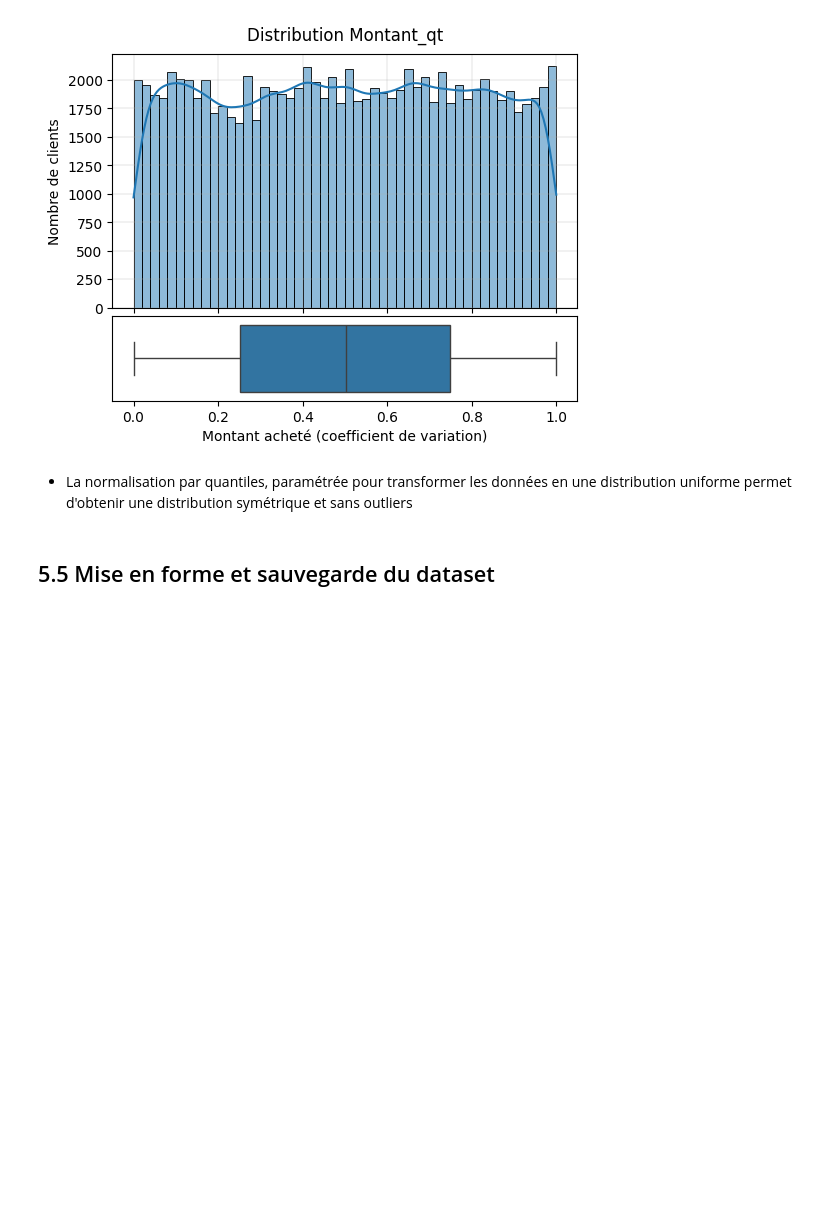
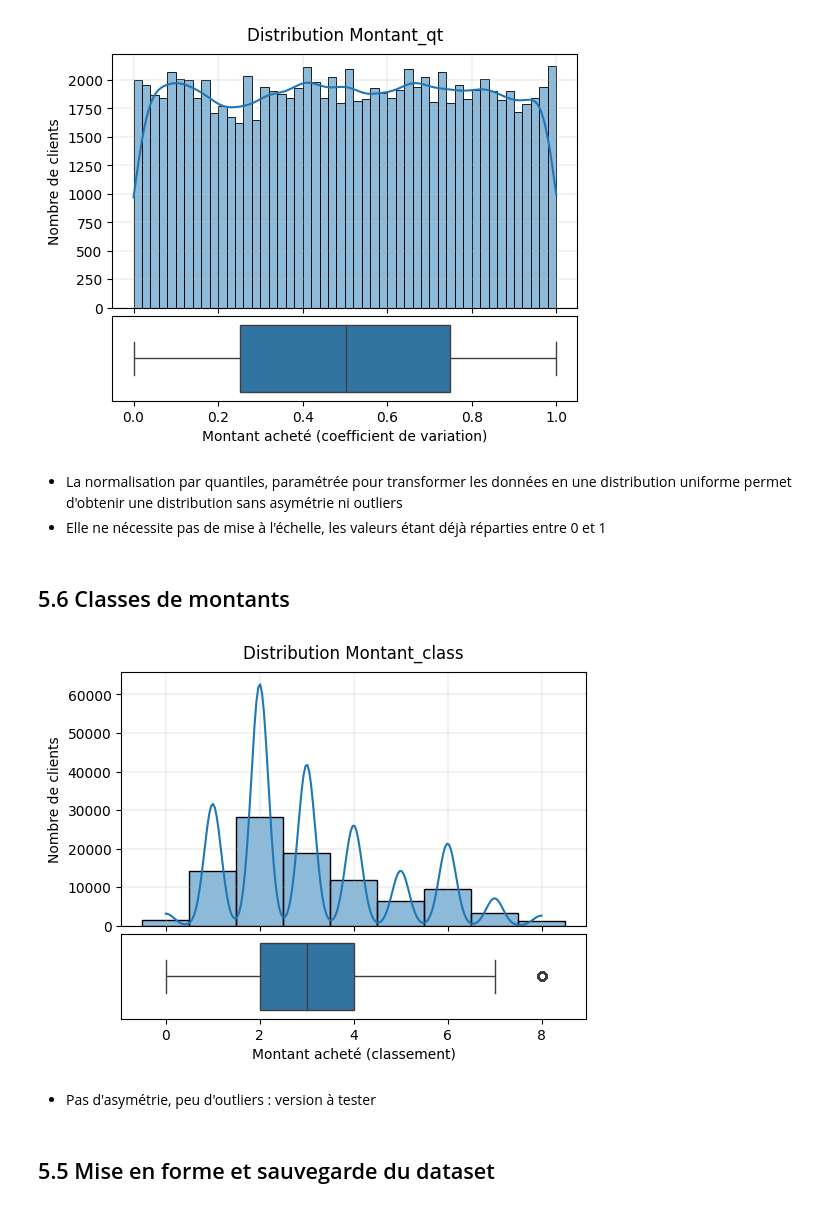
Before and after one commit to Christophe-Aballea/OC_projet5_Segmentez_des_clients_d_un_site_ecommerce, a Jupyter notebook: P05_Notebook2_Feature_ingineering.ipynb, the cells around one changed output. Drawn from its saved outputs; the diff is of its cells as text; code cells hidden in the pictures; blank space fills up the shorter version.

Commit message:
Classement par tranches de montants (partie 5.6)

```diff
--- a/P05_Notebook2_Feature_ingineering.ipynb
+++ b/P05_Notebook2_Feature_ingineering.ipynb
@@ -1497,7 +1498,23 @@ plot_distribution(df_features_2, 'Montant_qt', 'Montant acheté (coefficient de
 # %% [output]
 [figure]
 # %% [markdown]
-* La normalisation par quantiles, paramétrée pour transformer les données en une distribution uniforme permet d'obtenir une distribution symétrique et sans outliers
+* La normalisation par quantiles, paramétrée pour transformer les données en une distribution uniforme permet d'obtenir une distribution sans asymétrie ni outliers
+* Elle ne nécessite pas de mise à l'échelle, les valeurs étant déjà réparties entre 0 et 1
+# %% [markdown]
+## 5.6 Classes de montants
+# %%
+# Définition des bornes pour les intervalles de classement
+bins = [0, 25, 50, 100, 150, 200, 250, 500, 1000, float('inf')]
+labels = range(len(bins) - 1)
+# %%
+df_features_2['Montant_class'] = pd.cut(df_features_2['Montant_orig'], bins=bins, labels=labels, right=False)
+# %%
+# Histogramme et boxplot
+plot_distribution(df_features_2, 'Montant_class', 'Montant acheté (classement)', 'Nombre de clients')
+# %% [output]
+[figure, added]
+# %% [markdown]
+* Pas d'asymétrie, peu d'outliers : version à tester
 # %% [markdown]
 ## 5.5 Mise en forme et sauvegarde du dataset
 # %% [markdown]
```
Also changed, not shown: parts of 16 cells of this notebook, 1 other file.
